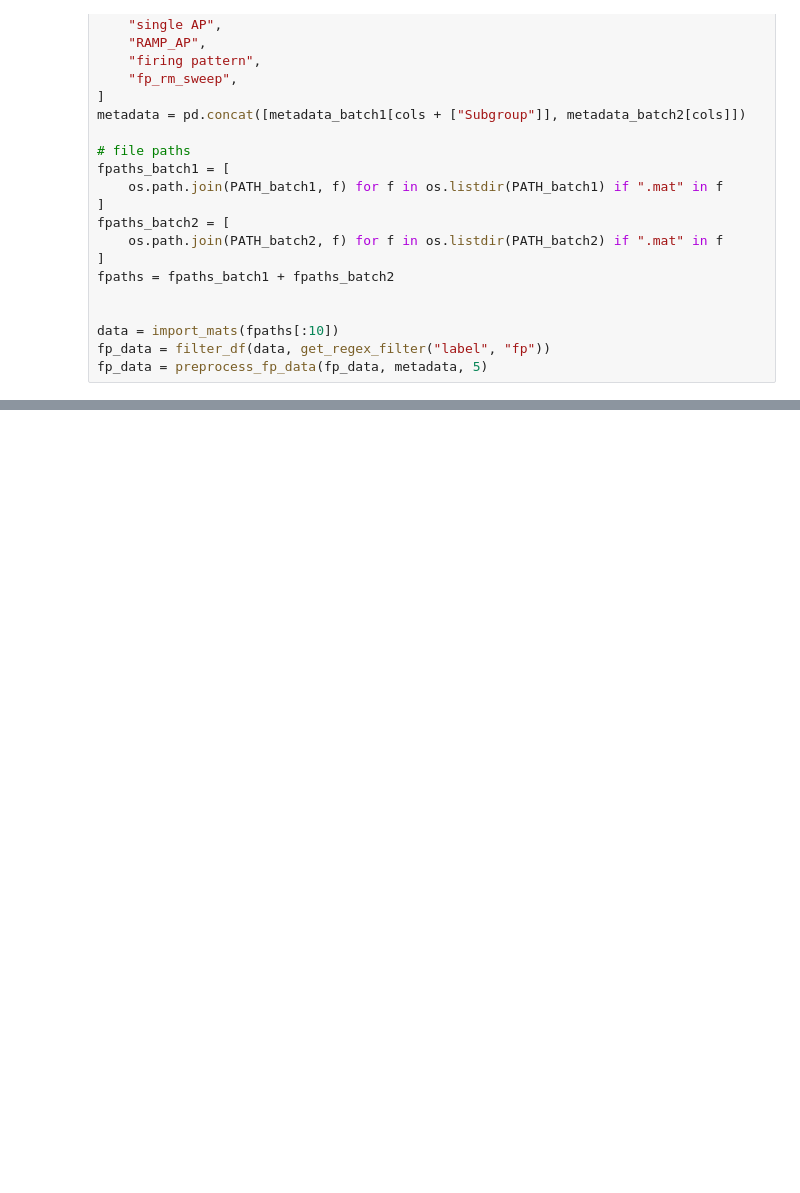
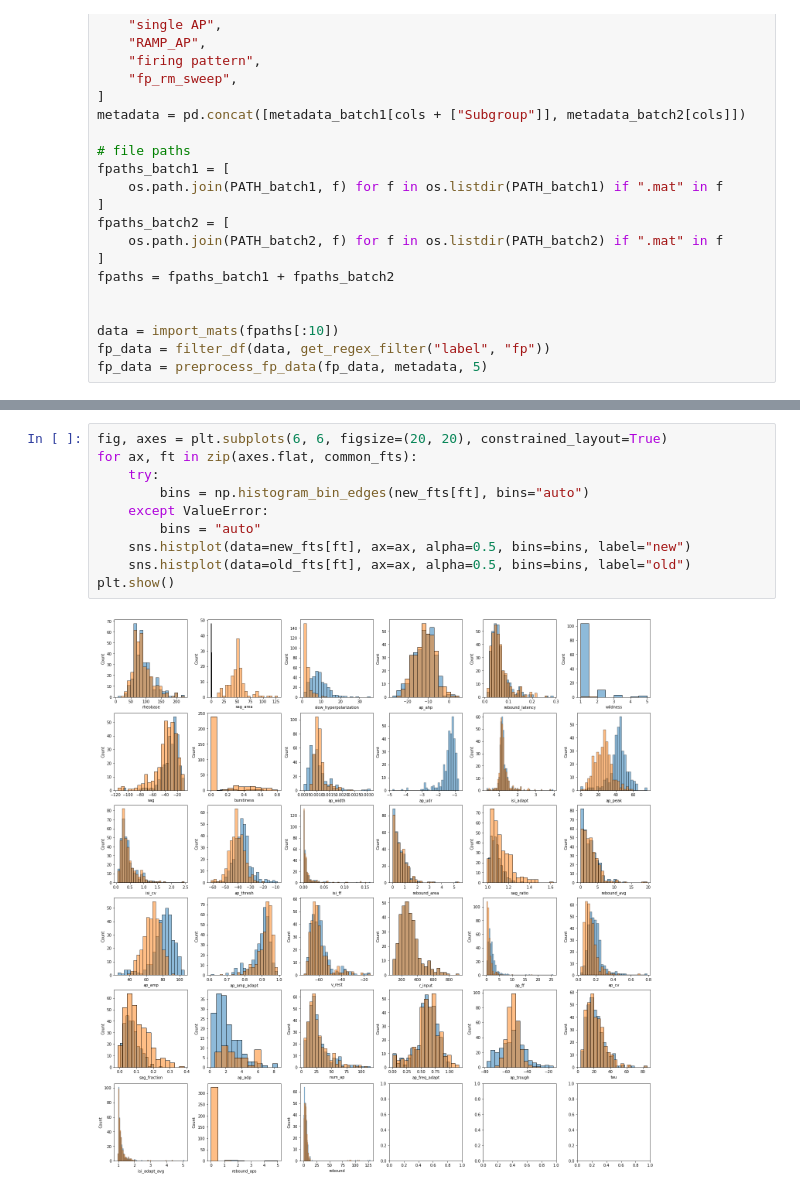
Before and after one commit to berenslab/ephyspy, a Jupyter notebook: dev.ipynb, the cells around one changed output, grey strips where cells are left out. Drawn from its saved outputs; the diff is of its cells as text; blank space fills up the shorter version.

```diff
--- a/dev.ipynb
+++ b/dev.ipynb
@@ -561,3 +652,15 @@ fp_data = preprocess_fp_data(fp_data, metadata, 5)
+# %%
+fig, axes = plt.subplots(6, 6, figsize=(20, 20), constrained_layout=True)
+for ax, ft in zip(axes.flat, common_fts):
+    try:
+        bins = np.histogram_bin_edges(new_fts[ft], bins="auto")
+    except ValueError:
+        bins = "auto"
+    sns.histplot(data=new_fts[ft], ax=ax, alpha=0.5, bins=bins, label="new")
+    sns.histplot(data=old_fts[ft], ax=ax, alpha=0.5, bins=bins, label="old")
+plt.show()
+# %% [output]
+[figure, added]
 # %%
 t_set, u_set, i_set, dc = fp_data[["t", "Ut", "It", "dc"]].iloc[2]
 t_set = trange2t(t_set)
```
Also changed, not shown: parts of 13 cells of this notebook.
